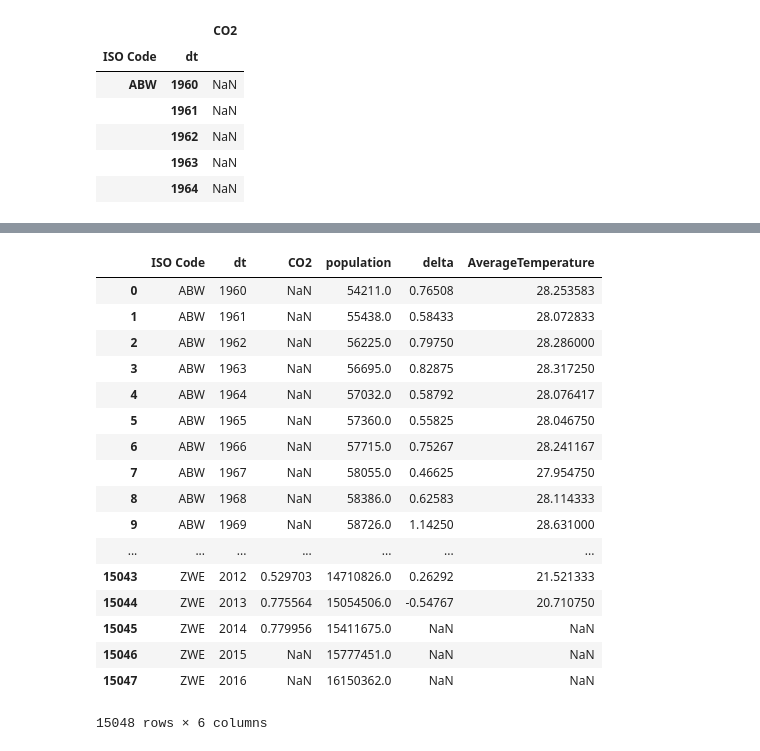
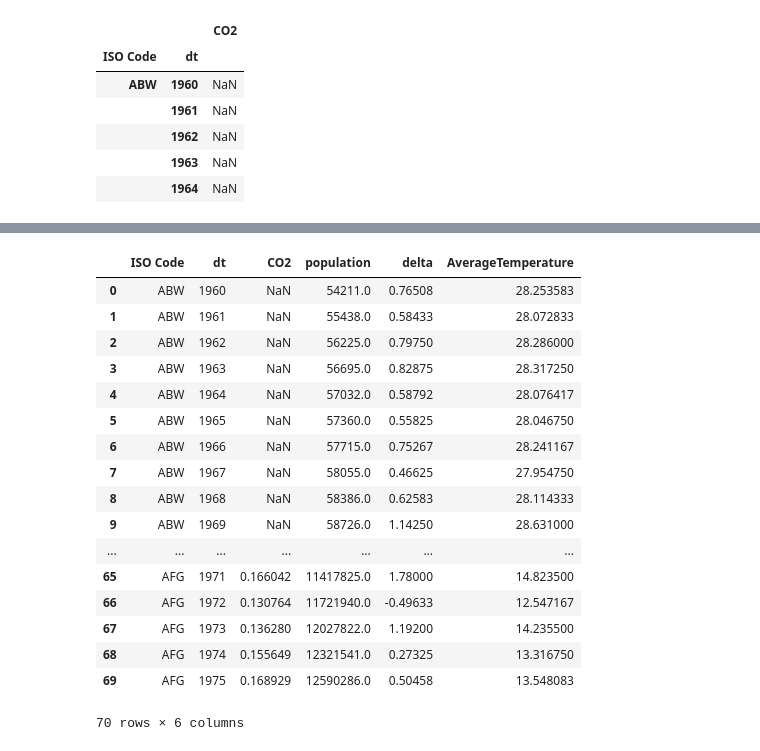
Before and after one commit to cgallay/dataViz, a Jupyter notebook: data/cleaning_data.ipynb, the cells around one changed output, grey strips where cells are left out. Cells and saved outputs as stored; diff of their text form; code cells hidden in the pictures.

```diff
--- a/data/cleaning_data.ipynb
+++ b/data/cleaning_data.ipynb
@@ -111,3 +123,7 @@ df_melt3.head()
 |  | 1962 | NaN |
 |  | 1963 | NaN |
 |  | 1964 | NaN |
+# %%
+df_merged3 = df_melt3.join(df_merged2)
+df_full_data = df_merged3.reset_index()
+df_full_data.head()
@@ -114,27 +137,26 @@ df_melt3.head()
 # %%
-df_merged3 = df_melt3.join(df_merged2)
-df_merged3 = df_merged3.reset_index()
+df_full_data = df_full_data.dropna(subset=['delta'],thresh=1)
 
-df_merged3.to_csv('full_data.csv', index=False, encoding='utf-8')
+df_full_data.to_csv('full_data.csv', index=False, encoding='utf-8')
 df_full_data = pd.read_csv('full_data.csv')
 
-df_full_data
+df_full_data.head(70)
 # %% [output]
 |  | ISO Code | dt | CO2 | population | delta | AverageTemperature |
 | 0 | ABW | 1960 | NaN | 54211.0 | 0.76508 | 28.253583 |
 | 1 | ABW | 1961 | NaN | 55438.0 | 0.58433 | 28.072833 |
 | 2 | ABW | 1962 | NaN | 56225.0 | 0.79750 | 28.286000 |
 | 3 | ABW | 1963 | NaN | 56695.0 | 0.82875 | 28.317250 |
 | 4 | ABW | 1964 | NaN | 57032.0 | 0.58792 | 28.076417 |
 | 5 | ABW | 1965 | NaN | 57360.0 | 0.55825 | 28.046750 |
 | 6 | ABW | 1966 | NaN | 57715.0 | 0.75267 | 28.241167 |
 | 7 | ABW | 1967 | NaN | 58055.0 | 0.46625 | 27.954750 |
 | 8 | ABW | 1968 | NaN | 58386.0 | 0.62583 | 28.114333 |
 | 9 | ABW | 1969 | NaN | 58726.0 | 1.14250 | 28.631000 |
 | ... | ... | ... | ... | ... | ... | ... |
-| 15043 | ZWE | 2012 | 0.529703 | 14710826.0 | 0.26292 | 21.521333 |
-| 15044 | ZWE | 2013 | 0.775564 | 15054506.0 | -0.54767 | 20.710750 |
-| 15045 | ZWE | 2014 | 0.779956 | 15411675.0 | NaN | NaN |
-| 15046 | ZWE | 2015 | NaN | 15777451.0 | NaN | NaN |
-| 15047 | ZWE | 2016 | NaN | 16150362.0 | NaN | NaN |
+| 65 | AFG | 1971 | 0.166042 | 11417825.0 | 1.78000 | 14.823500 |
+| 66 | AFG | 1972 | 0.130764 | 11721940.0 | -0.49633 | 12.547167 |
+| 67 | AFG | 1973 | 0.136280 | 12027822.0 | 1.19200 | 14.235500 |
+| 68 | AFG | 1974 | 0.155649 | 12321541.0 | 0.27325 | 13.316750 |
+| 69 | AFG | 1975 | 0.168929 | 12590286.0 | 0.50458 | 13.548083 |
-15048 rows × 6 columns
+70 rows × 6 columns
```
Also changed, not shown: parts of 2 cells of this notebook, 3 other files.
